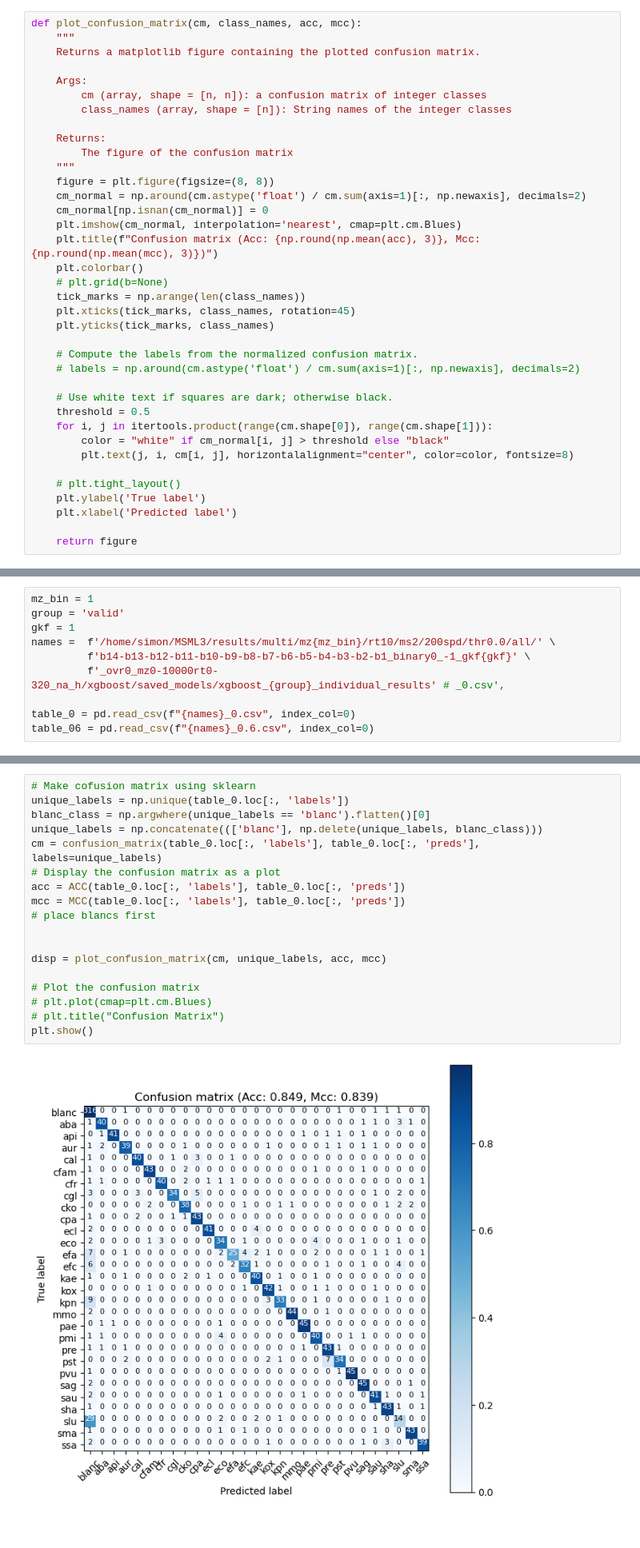
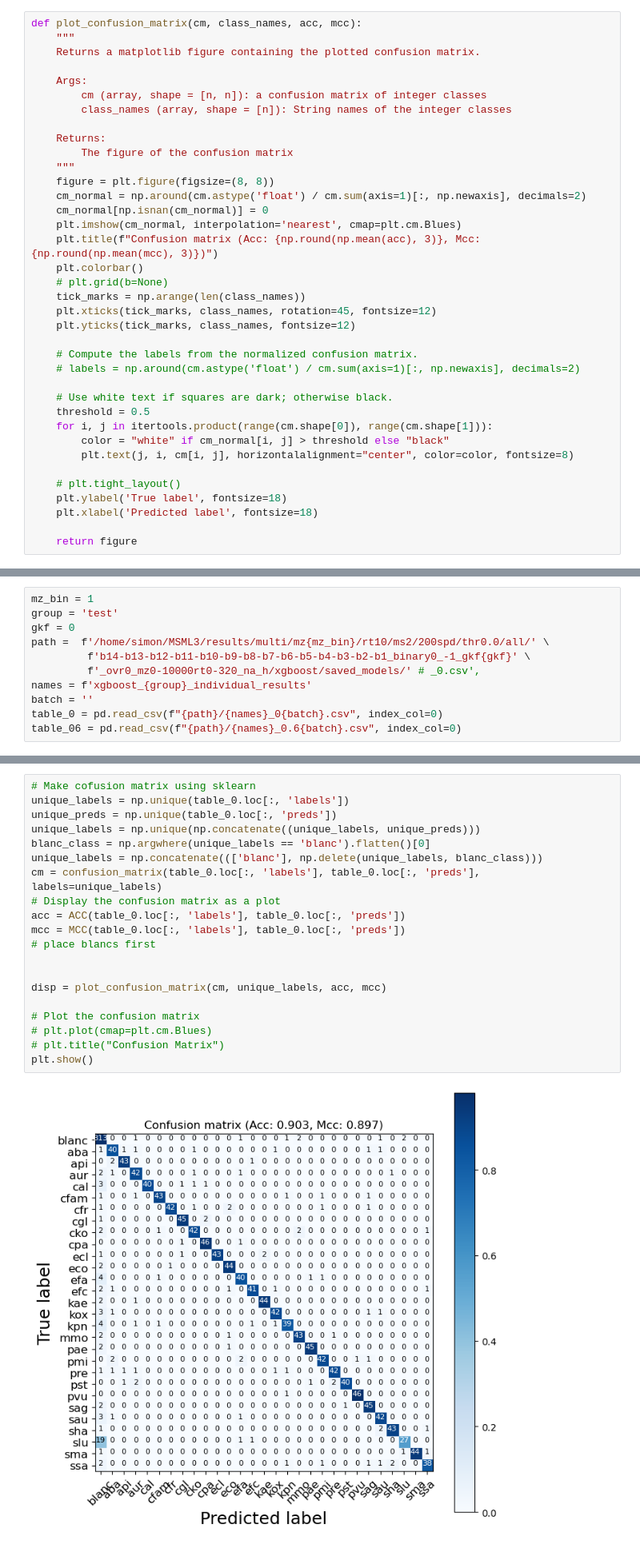
Before and after one commit to spell00/MSML3, a Jupyter notebook: notebooks/cm_different_confidance_threshold.ipynb, the cells around one changed output, grey strips where cells are left out. Shown at 80% size. Saved outputs shown, nothing was run; the diff lists cells and outputs as text.

```diff
--- a/notebooks/cm_different_confidance_threshold.ipynb
+++ b/notebooks/cm_different_confidance_threshold.ipynb
@@ -325,8 +349,8 @@ def plot_confusion_matrix(cm, class_names, acc, mcc):
     plt.colorbar()
     # plt.grid(b=None)
     tick_marks = np.arange(len(class_names))
-    plt.xticks(tick_marks, class_names, rotation=45)
-    plt.yticks(tick_marks, class_names)
+    plt.xticks(tick_marks, class_names, rotation=45, fontsize=12)
+    plt.yticks(tick_marks, class_names, fontsize=12)
 
     # Compute the labels from the normalized confusion matrix.
     # labels = np.around(cm.astype('float') / cm.sum(axis=1)[:, np.newaxis], decimals=2)
@@ -338,8 +362,8 @@ def plot_confusion_matrix(cm, class_names, acc, mcc):
         plt.text(j, i, cm[i, j], horizontalalignment="center", color=color, fontsize=8)
 
     # plt.tight_layout()
-    plt.ylabel('True label')
-    plt.xlabel('Predicted label')
+    plt.ylabel('True label', fontsize=18)
+    plt.xlabel('Predicted label', fontsize=18)
 
     return figure
 # %%
@@ -407,14 +431,15 @@ def plot_bars(args, bacteria_cols):
         # )
 # %%
 mz_bin = 1
-group = 'valid'
-gkf = 1
-names =  f'/home/simon/MSML3/results/multi/mz{mz_bin}/rt10/ms2/200spd/thr0.0/all/' \
+group = 'test'
+gkf = 0
+path =  f'/home/simon/MSML3/results/multi/mz{mz_bin}/rt10/ms2/200spd/thr0.0/all/' \
          f'b14-b13-b12-b11-b10-b9-b8-b7-b6-b5-b4-b3-b2-b1_binary0_-1_gkf{gkf}' \
-         f'_ovr0_mz0-10000rt0-320_na_h/xgboost/saved_models/xgboost_{group}_individual_results' # _0.csv',
-
-table_0 = pd.read_csv(f"{names}_0.csv", index_col=0)
-table_06 = pd.read_csv(f"{names}_0.6.csv", index_col=0)
+         f'_ovr0_mz0-10000rt0-320_na_h/xgboost/saved_models/' # _0.csv',
+names = f'xgboost_{group}_individual_results'
+batch = ''
+table_0 = pd.read_csv(f"{path}/{names}_0{batch}.csv", index_col=0)
+table_06 = pd.read_csv(f"{path}/{names}_0.6{batch}.csv", index_col=0)
 # %%
 args = argparse.ArgumentParser()
 args.mz = mz_bin
@@ -430,20 +457,22 @@ args.model_name = 'xgboost'
 # %%
 # Make cofusion matrix using sklearn
 unique_labels = np.unique(table_0.loc[:, 'labels'])
+unique_preds = np.unique(table_0.loc[:, 'preds'])
+unique_labels = np.unique(np.concatenate((unique_labels, unique_preds)))
 blanc_class = np.argwhere(unique_labels == 'blanc').flatten()[0]
 unique_labels = np.concatenate((['blanc'], np.delete(unique_labels, blanc_class)))
 cm = confusion_matrix(table_0.loc[:, 'labels'], table_0.loc[:, 'preds'], labels=unique_labels)
 # Display the confusion matrix as a plot
 acc = ACC(table_0.loc[:, 'labels'], table_0.loc[:, 'preds'])
 mcc = MCC(table_0.loc[:, 'labels'], table_0.loc[:, 'preds'])
 # place blancs first
 
 
 disp = plot_confusion_matrix(cm, unique_labels, acc, mcc)
 
 # Plot the confusion matrix
 # plt.plot(cmap=plt.cm.Blues)
 # plt.title("Confusion Matrix")
 plt.show()
 # %% [output]
-[figure, old version]
+[figure, new version]
```
Also changed, not shown: parts of 18 cells of this notebook, 11 other files.
